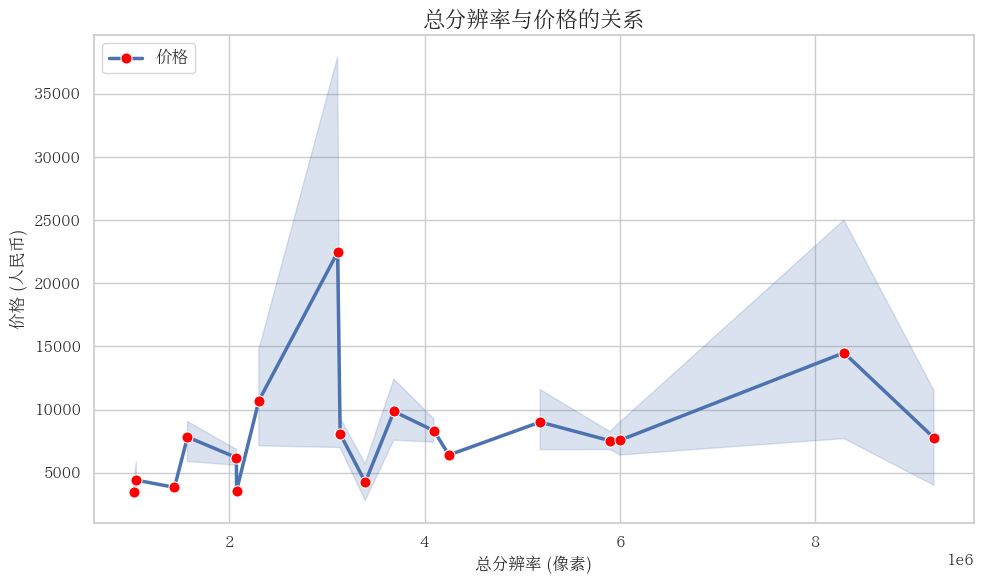
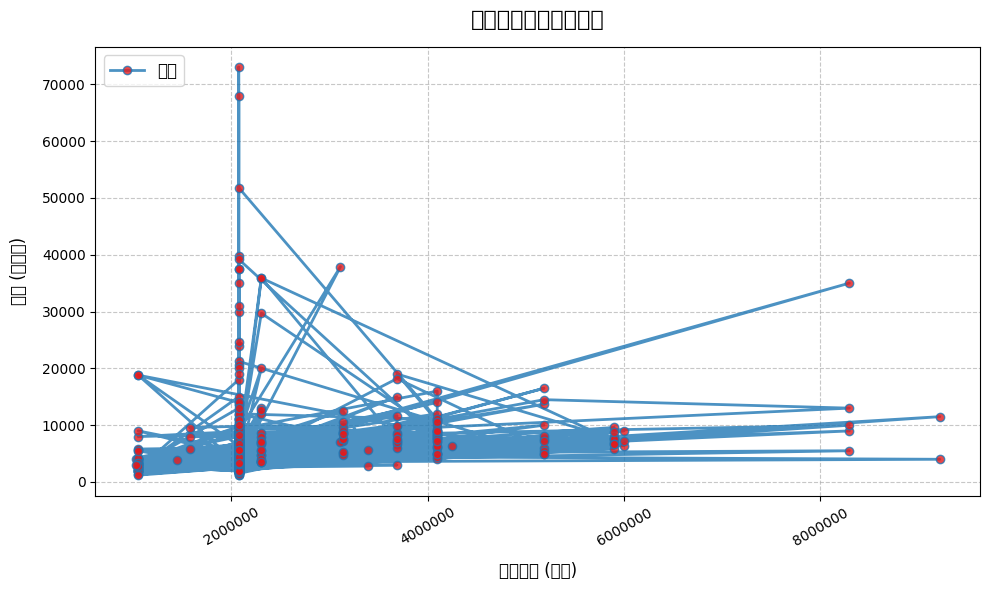
Code edit (unified diff) that turned the first committed figure into the second:
--- before
+++ after
@@ -1,21 +1,39 @@
 # 绘制总分辨率与价格的折线图
 plt.figure(figsize=(10, 6))
-sns.lineplot(x='总分辨率',
-             y='价格',
-             data=data_sorted_by_resolution,
-             marker='o',
-             color='b',
-             markersize=8,
-             markerfacecolor='red',
-             linewidth=2.5,
-             label='价格')
 
-plt.title('总分辨率与价格的关系', fontsize=16)
-plt.xlabel('总分辨率 (像素)', fontsize=12)
-plt.ylabel('价格 (人民币)', fontsize=12)
+# 设置背景样式
+plt.style.use('default')  # 使用默认样式替代seaborn
+plt.grid(True, linestyle='--', alpha=0.7)
 
-plt.legend(loc='upper left', fontsize=12)
+# 绘制主图形
+plt.plot(data['总分辨率'], 
+         data['价格'],
+         marker='o',
+         color='#1f77b4',  # 使用更柔和的蓝色
+         markersize=6,
+         markerfacecolor='#e41a1c',  # 使用更柔和的红色
+         linewidth=2,
+         label='价格',
+         alpha=0.8)
 
+# 设置标题和标签
+plt.title('总分辨率与价格的关系', fontsize=16, pad=15)
+plt.xlabel('总分辨率 (像素)', fontsize=12, labelpad=10)
+plt.ylabel('价格 (人民币)', fontsize=12, labelpad=10)
+
+# 优化刻度显示
+plt.ticklabel_format(style='plain', axis='x')
+plt.xticks(rotation=30)
+
+# 添加图例
+plt.legend(loc='upper left', fontsize=12, framealpha=0.8)
+
+# 调整布局
 plt.tight_layout()
 
-plt.savefig('./figure/resolution_vs_price.png', dpi=1500, bbox_inches='tight')
+# 保存图片
+plt.savefig('./figure/resolution_vs_price.png', 
+            dpi=1500, 
+            bbox_inches='tight',
+            facecolor='white',
+            edgecolor='none')

Commit: Update some files